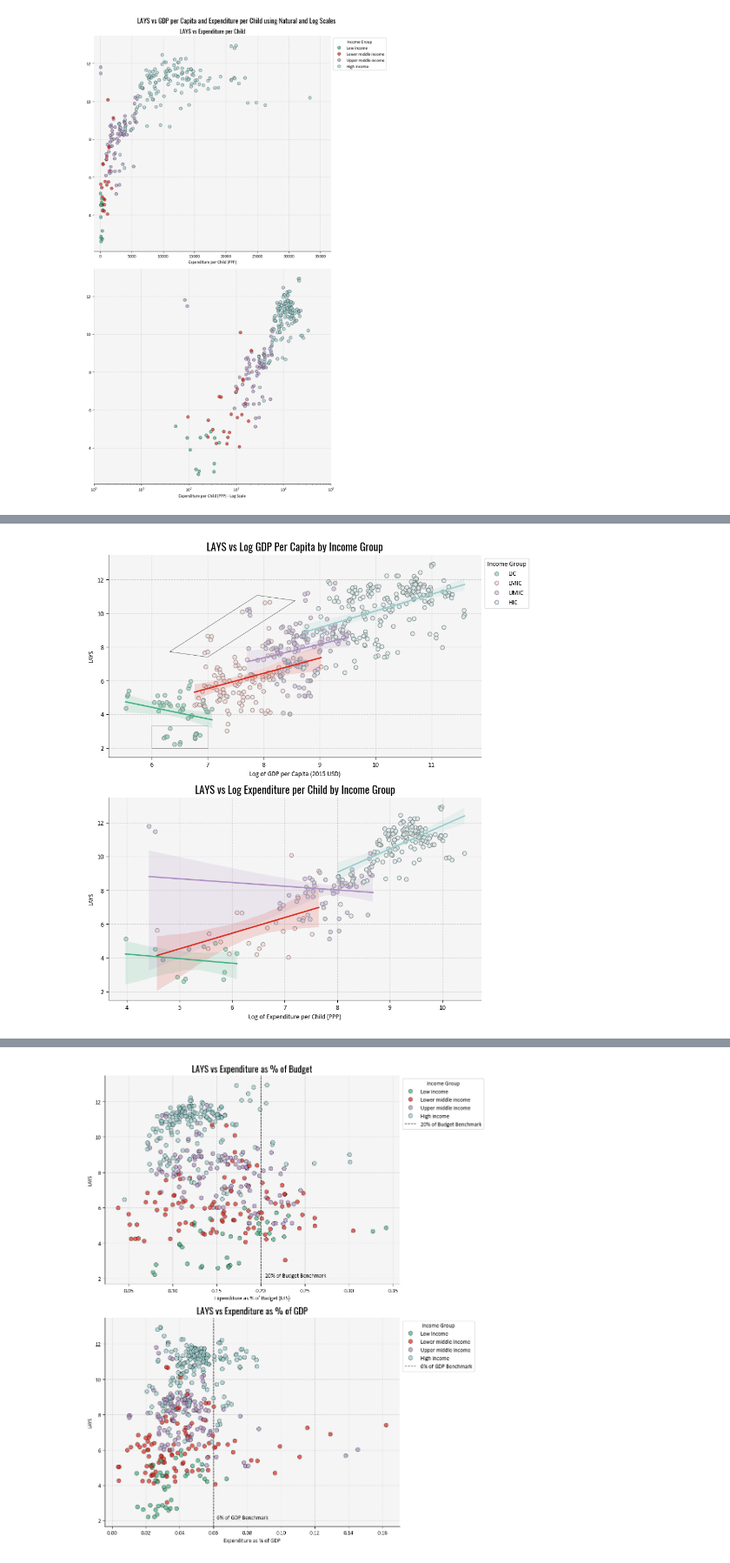
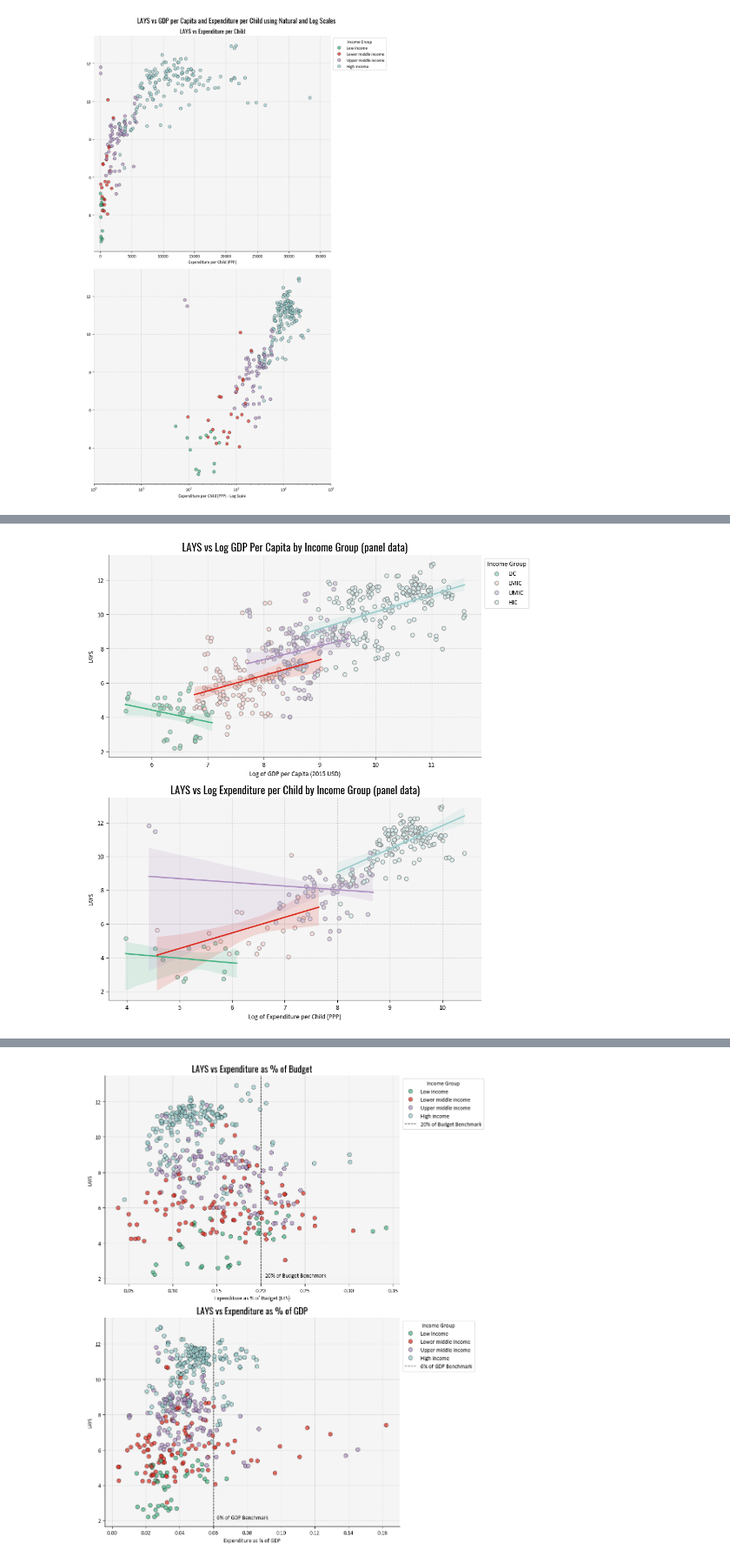
Before and after one commit to fergal-turner/ed_financing, a Jupyter notebook: Code/Data Analysis/02. Changes over time.ipynb, the cells around one changed output, grey strips where cells are left out. Shown at 87% size. Cells and saved outputs as stored; diff of their text form; code cells hidden in the pictures.

```diff
--- a/Code/Data Analysis/02. Changes over time.ipynb
+++ b/Code/Data Analysis/02. Changes over time.ipynb
@@ -343,10 +355,10 @@ Included effects: Entity
 
 ## MODEL 5: Models per Income Group
 
-df_lic = df2[df2['income_group'] == 'Low income']
-df_lmic = df2[df2['income_group'] == 'Lower middle income']
-df_umic = df2[df2['income_group'] == 'Upper middle income']
-df_hic = df2[df2['income_group'] == 'High income']
+df_lic = df[df['income_group'] == 'Low income'].copy()
+df_lmic = df[df['income_group'] == 'Lower middle income'].copy()
+df_umic = df[df['income_group'] == 'Upper middle income'].copy()
+df_hic = df[df['income_group'] == 'High income'].copy()
 
 fig, ax = plt.subplots(2, 1, figsize=(10, 12))
 ax = ax.flatten()
@@ -385,23 +397,13 @@ sns.regplot(data=df_hic,
                          "alpha": 0.8},
             line_kws={"color": sc_colors["blue"], "lw": 2})
 
-# Highlight visually notable clusters
-ax[0].add_patch(Rectangle((6, 2), 1.0, 1.3, angle=0,
-                     facecolor='whitesmoke',
-                     edgecolor='black',
-                     alpha=0.75, lw=.5, zorder=0))
-
-ax[0].add_patch(Rectangle((7, 7.4), 3.7, .75, angle=65,
-                     facecolor='whitesmoke',
-                     edgecolor='black',
-                     alpha=0.75, lw=.5, zorder=0))
-
 ax[0].legend(title="Income Group", loc='upper left', bbox_to_anchor=(1, 1))
 ax[0].set_xlabel("Log of GDP per Capita (2015 USD)")
 ax[0].set_ylabel("LAYS")
-ax[0].set_title("LAYS vs Log GDP Per Capita by Income Group",
+ax[0].set_title("LAYS vs Log GDP Per Capita by Income Group (panel data)",
              fontsize=16,
              fontname='Oswald')
+
 ax[0].spines['top'].set_visible(False)
 ax[0].spines['right'].set_visible(False)
 ax[0].set_facecolor('whitesmoke')
@@ -432,33 +434,33 @@ sns.regplot(data=df_umic,
             x="log_pcppp",
             y="lays", ax=ax[1],
             label="UMIC",
             scatter_kws={"color": sc_colors["medium purple"],
                          'edgecolor': 'grey',
                          "alpha": 0.7},
             line_kws={"color": sc_colors["purple"], "lw": 2})
 sns.regplot(data=df_hic,
             x="log_pcppp",
             y="lays", ax=ax[1],
             label="HIC",
             scatter_kws={"color": sc_colors["medium blue"],
                          'edgecolor': 'grey',
                          "alpha": 0.8},
             line_kws={"color": sc_colors["blue"], "lw": 2})
 
 
 ax[1].legend().set_visible(False)
 ax[1].set_xlabel("Log of Expenditure per Child (PPP)")
 ax[1].set_ylabel("LAYS")
-ax[1].set_title("LAYS vs Log Expenditure per Child by Income Group",
+ax[1].set_title("LAYS vs Log Expenditure per Child by Income Group (panel data)",
              fontsize=16,
              fontname='Oswald')
 ax[1].spines['top'].set_visible(False)
 ax[1].spines['right'].set_visible(False)
 ax[1].set_facecolor('whitesmoke')
 ax[1].grid(True, linestyle='--', alpha=0.5)
 
-fig.savefig(FIG_DIR / "lays_vs_log_pcppp_by_income_group.png",
+fig.savefig(FIG_DIR / "panel_lays_vs_log_pcppp_by_income_group.png",
             dpi=300,
             bbox_inches="tight")
 # %% [output]
-[figure, old version]
+[figure, new version]
```
Also changed, not shown: parts of 36 cells of this notebook.
